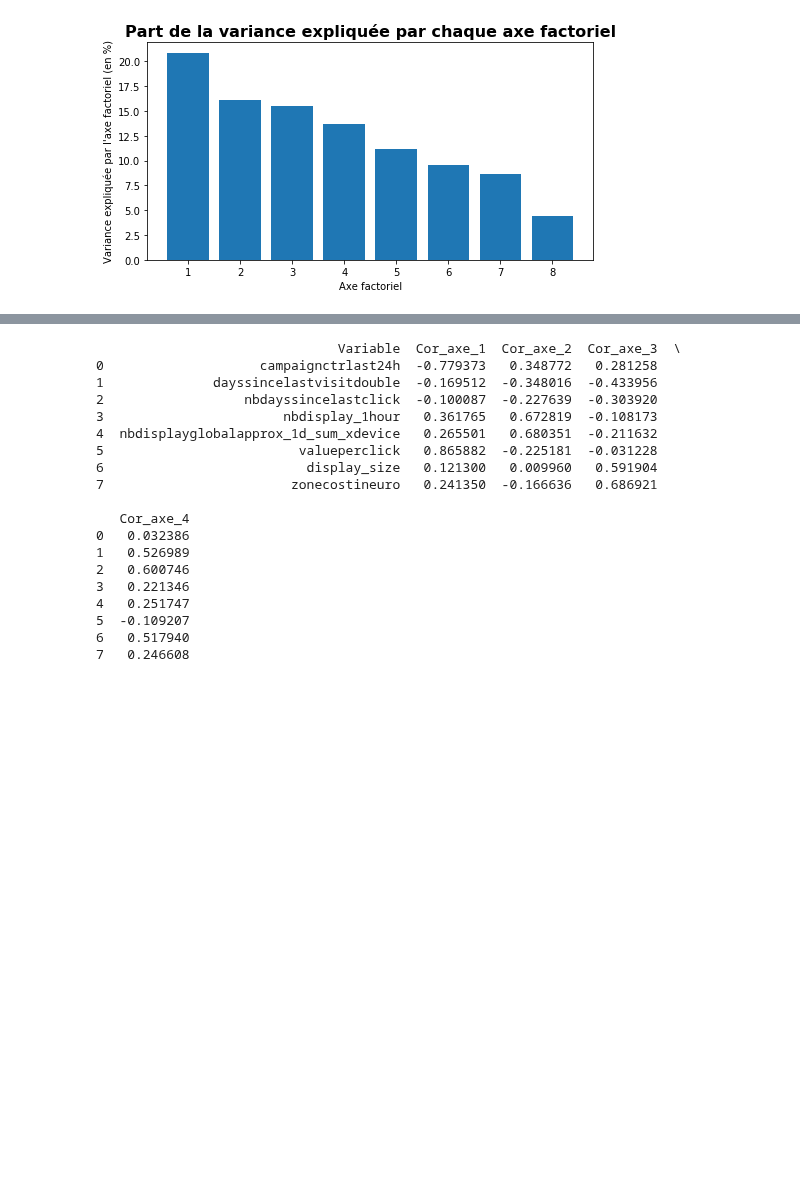
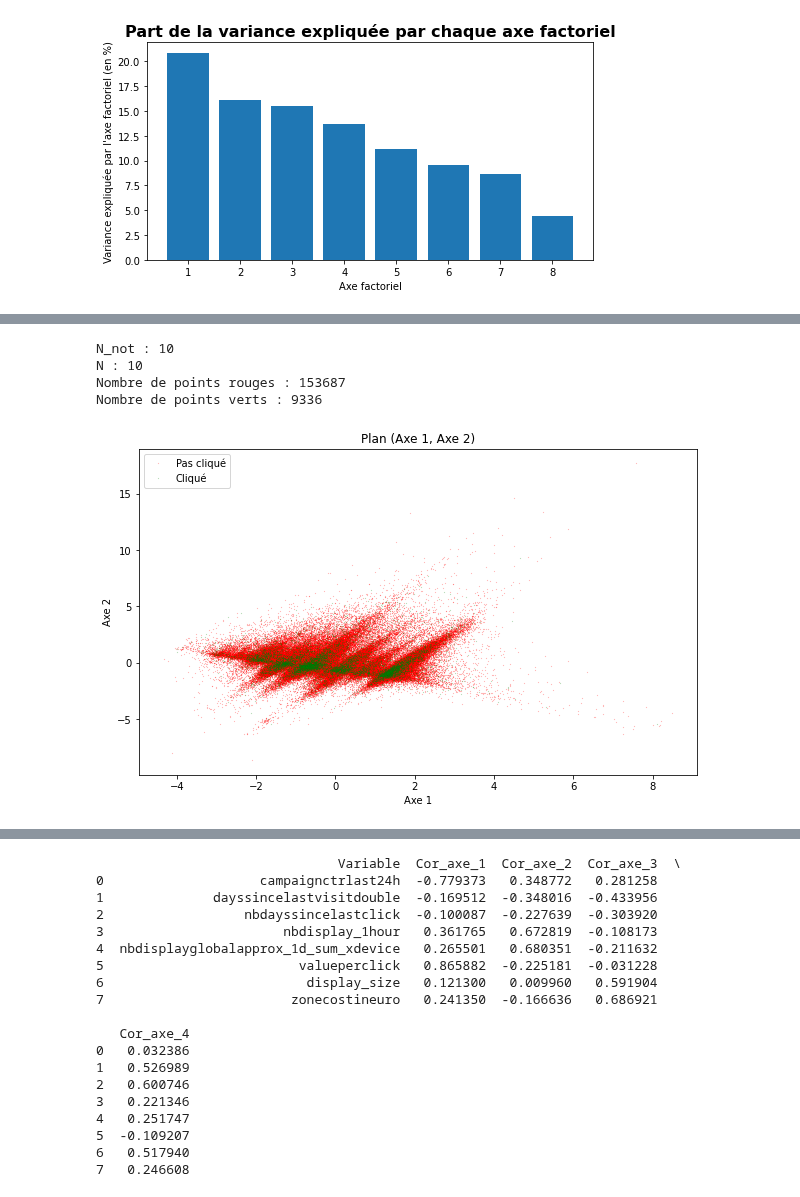
Before and after one commit to baptiste-pasquier/statapp, a Jupyter notebook: acp.ipynb, the cells around one changed output, grey strips where cells are left out. Saved outputs shown, nothing was run; the diff lists cells and outputs as text; code cells hidden in the pictures; blank space fills up the shorter version.

```diff
--- a/acp.ipynb
+++ b/acp.ipynb
@@ -223,0 +168,8 @@ plt.show()
+# %%
+affichage_plan_factoriel(1, 2, pourcentage=0.1, verbose=True)
+# %% [output]
+N_not : 10
+N : 10
+Nombre de points rouges : 153687
+Nombre de points verts : 9336
+[figure, added]
```
Also changed, not shown: parts of 26 cells of this notebook.
